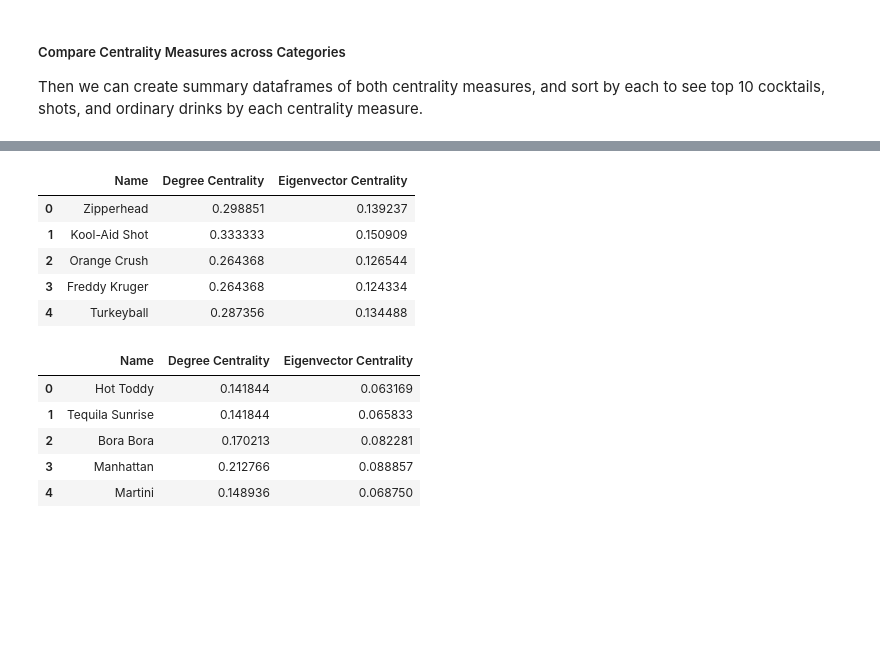
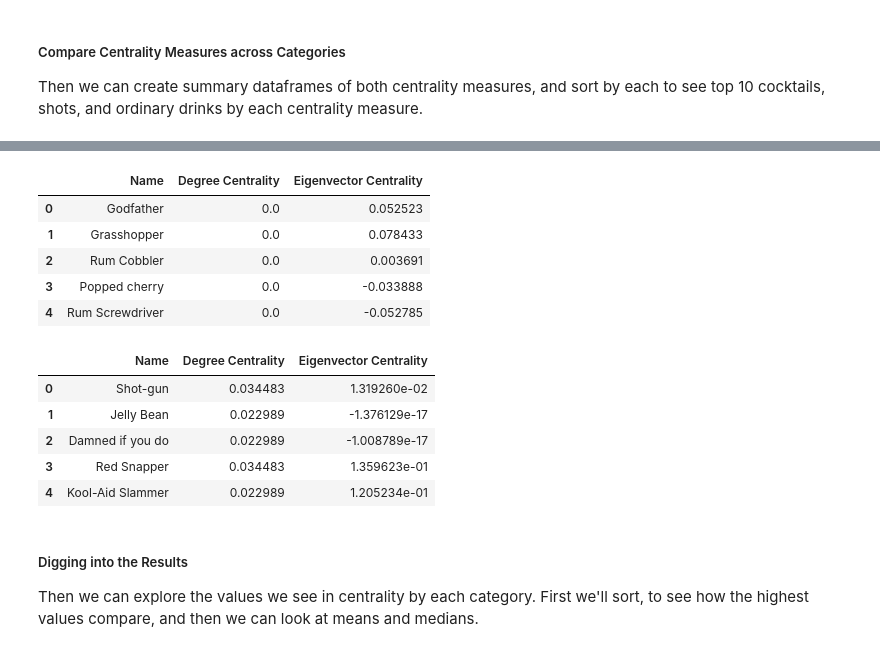
Before and after one commit to ebhtra/gory-graph, a Jupyter notebook: Project 1.ipynb, the cells around one changed output, grey strips where cells are left out. Saved outputs shown, nothing was run; the diff lists cells and outputs as text; code cells hidden in the pictures; blank space fills up the shorter version.

Commit message:
Cleaning up some of the markdown, adding ordinary

```diff
--- a/Project 1.ipynb
+++ b/Project 1.ipynb
@@ -149,0 +131,3 @@ drinks_cocktails.head()
+# %%
+drinks_ordinary = drinkDF[(drinkDF['category']=="Ordinary Drink")]
+drinks_ordinary.head()
@@ -176,3 +176,22 @@ cocktail_degree = pd.DataFrame.from_dict(cocktail_degree, orient='index').reset_
+# %%
+drinks_o = set(drinks_ordinary.name.values)
+ingreds_o = set(i for iList in drinks_ordinary.ingredients.values for i in iList)
+
+do_graph = net.Graph()
+
+do_graph.add_nodes_from(drinks_o, bipartite='Drink')
+do_graph.add_nodes_from(ingreds_o,bipartite='Ingredient')
+
+for d in drinks_ordinary.index:
+    dc_graph.add_node(name[d], category=cat[d])
+    for ing in ingr[d]:
+        dc_graph.add_edge(name[d], ing)
+# %%
+ordinary_degree = net.degree_centrality(do_graph)
+ordinary_degree = pd.DataFrame.from_dict(ordinary_degree, orient='index').reset_index()
+# %%
+ordinary_eig = net.eigenvector_centrality_numpy(do_graph)
+ordinary_eig = pd.DataFrame.from_dict(ordinary_eig, orient='index').reset_index()
 # %%
 drinks_s = set(drinks_shots.name.values)
 ingreds_s = set(i for iList in drinks_shots.ingredients.values for i in iList)
@@ -210,27 +229,31 @@ Then we can create summary dataframes of both centrality measures, and sort by e
 # %%
-summary_shots = pd.merge(shots_degree, shots_eig, how = "inner", on = "index")
-summary_shots = summary_shots.rename(columns =
+summary_ordinary = pd.merge(ordinary_degree, ordinary_eig, how = "inner", on = "index")
+summary_ordinary = summary_ordinary.rename(columns =
         {"index":"Name","0_x":"Degree Centrality","0_y":"Eigenvector Centrality"})
-summary_shots.head()
+summary_ordinary.head()
 # %% [output]
 |  | Name | Degree Centrality | Eigenvector Centrality |
-| 0 | Zipperhead | 0.298851 | 0.139237 |
-| 1 | Kool-Aid Shot | 0.333333 | 0.150909 |
-| 2 | Orange Crush | 0.264368 | 0.126544 |
-| 3 | Freddy Kruger | 0.264368 | 0.124334 |
-| 4 | Turkeyball | 0.287356 | 0.134488 |
+| 0 | Godfather | 0.0 | 0.052523 |
+| 1 | Grasshopper | 0.0 | 0.078433 |
+| 2 | Rum Cobbler | 0.0 | 0.003691 |
+| 3 | Popped cherry | 0.0 | -0.033888 |
+| 4 | Rum Screwdriver | 0.0 | -0.052785 |
 # %%
-summary_cocktails = pd.merge(cocktail_degree, cocktail_eig, how = "inner", on = "index")
-summary_cocktails = summary_cocktails.rename(columns =
+summary_shots = pd.merge(shots_degree, shots_eig, how = "inner", on = "index")
+summary_shots = summary_shots.rename(columns =
         {"index":"Name","0_x":"Degree Centrality","0_y":"Eigenvector Centrality"})
-summary_cocktails.head()
+summary_shots.head()
 # %% [output]
 |  | Name | Degree Centrality | Eigenvector Centrality |
-| 0 | Hot Toddy | 0.141844 | 0.063169 |
-| 1 | Tequila Sunrise | 0.141844 | 0.065833 |
-| 2 | Bora Bora | 0.170213 | 0.082281 |
-| 3 | Manhattan | 0.212766 | 0.088857 |
-| 4 | Martini | 0.148936 | 0.068750 |
+| 0 | Shot-gun | 0.034483 | 1.319260e-02 |
+| 1 | Jelly Bean | 0.022989 | -1.376129e-17 |
+| 2 | Damned if you do | 0.022989 | -1.008789e-17 |
+| 3 | Red Snapper | 0.034483 | 1.359623e-01 |
+| 4 | Kool-Aid Slammer | 0.022989 | 1.205234e-01 |
+# %% [markdown]
+##### Digging into the Results
+
+Then we can explore the values we see in centrality by each category. First we'll sort, to see how the highest values compare, and then we can look at means and medians.
 # %%
 summary_cocktails.sort_values(by=['Degree Centrality'],ascending=False).head()
 # %% [output]
```
Also changed, not shown: parts of 26 cells of this notebook.
